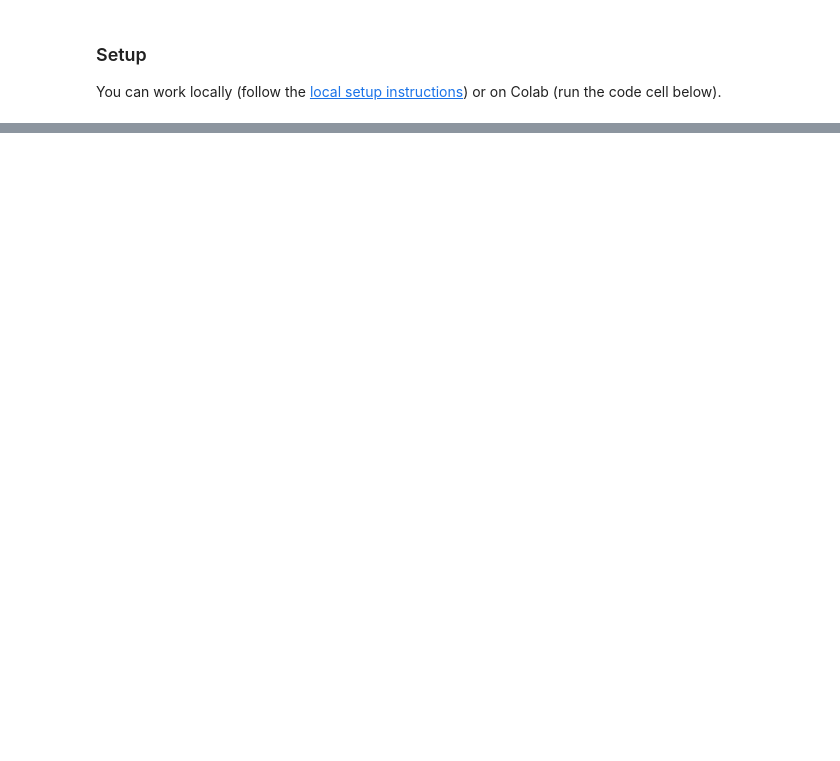
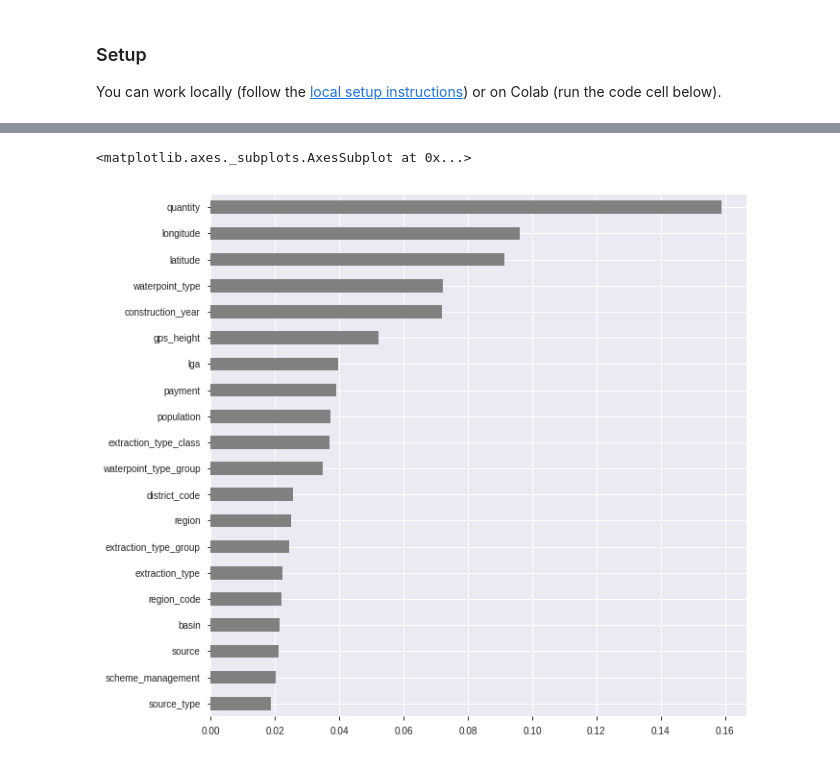
Before and after one commit to bloominstituteoftechnology/DS-Unit-2-Kaggle-Challenge, a Jupyter notebook: module2/assignment_kaggle_challenge_2.ipynb, the cells around one changed output, grey strips where cells are left out. Cells and saved outputs as stored; diff of their text form; code cells hidden in the pictures; blank space fills up the shorter version.

```diff
--- a/module2/assignment_kaggle_challenge_2.ipynb
+++ b/module2/assignment_kaggle_challenge_2.ipynb
@@ -83,0 +150,6 @@ sample_submission = pd.read_csv('../data/tanzania/sample_submission.csv')
+# %%
+train = wrangle(train)
+val = wrangle(val)
+test = wrangle(test)
+
+train.shape, val.shape, test.shape
@@ -83,0 +158,14 @@ sample_submission = pd.read_csv('../data/tanzania/sample_submission.csv')
+# %%
+# Arranging the data into X features and y target vector
+
+target = 'status_group'
+
+y_train = train[target]
+X_train = train.drop(columns=target)
+
+y_val = val[target]
+X_val = val.drop(columns=target)
+
+X_test = test
+
+y_train.shape, X_train.shape, y_val.shape, X_val.shape, X_test.shape
@@ -83,0 +174,11 @@ sample_submission = pd.read_csv('../data/tanzania/sample_submission.csv')
+# %%
+hw_pipeline = make_pipeline(
+    ce.OrdinalEncoder(),
+    SimpleImputer(),
+    RandomForestClassifier(n_estimators=30,
+                           min_samples_split=10,
+                           min_samples_leaf=5,
+                           random_state=42)
+)
+
+hw_pipeline.fit(X_train, y_train)
@@ -83,0 +207,7 @@ sample_submission = pd.read_csv('../data/tanzania/sample_submission.csv')
+# %%
+rf = hw_pipeline.named_steps['randomforestclassifier']
+encoder = hw_pipeline.named_steps['ordinalencoder']
+encoded = encoder.transform(X_train)
+
+importances = pd.Series(rf.feature_importances_, encoded.columns)
+importances.sort_values(ascending=False)
@@ -83,0 +232,7 @@ sample_submission = pd.read_csv('../data/tanzania/sample_submission.csv')
+# %%
+n = 20
+plt.figure(figsize=(10, 10))
+importances.sort_values()[-n:].plot.barh(color='grey')
+# %% [output]
+<matplotlib.axes._subplots.AxesSubplot at 0x...>
+[figure, added]
```
Also changed, not shown: parts of 11 cells of this notebook.
